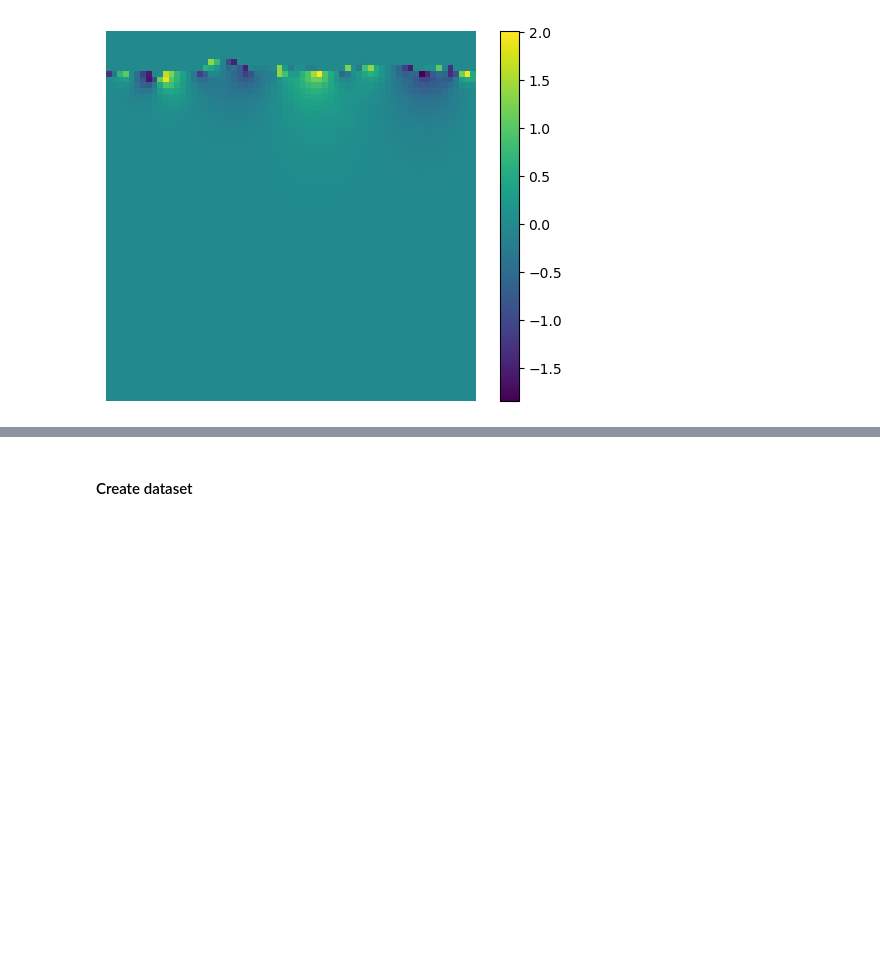
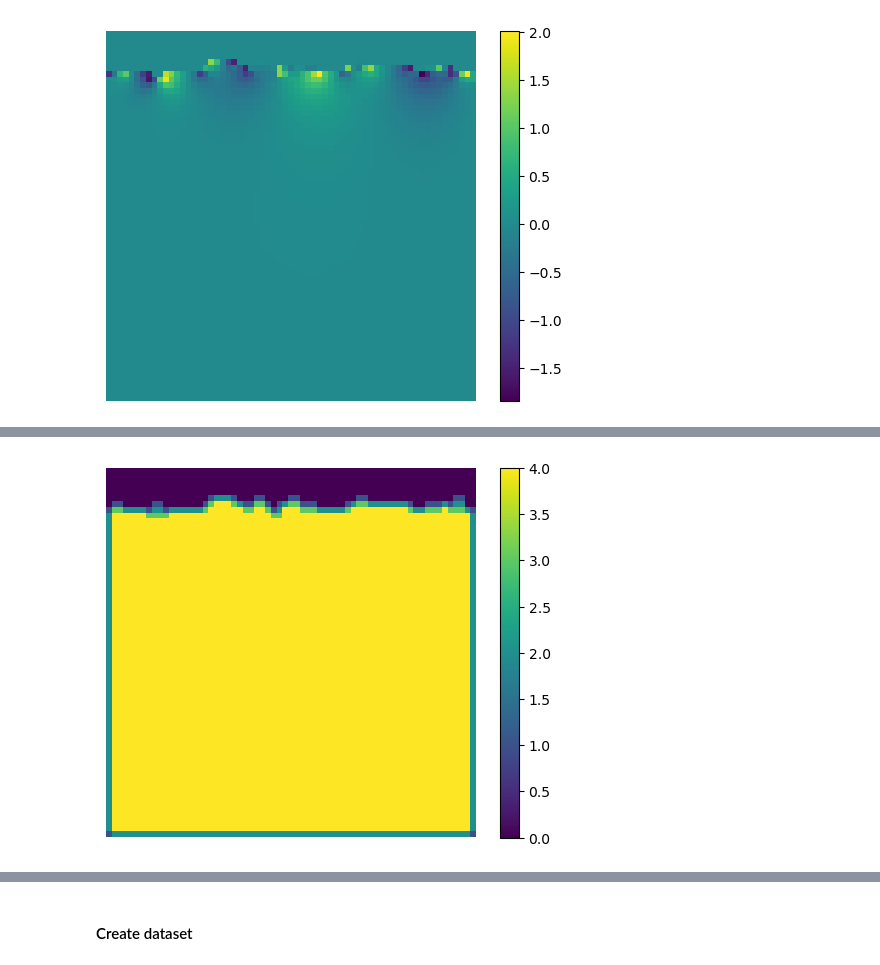
Before and after one commit to ymlasu/MFEA-Net, a Jupyter notebook: data/thermal_Ti64.ipynb, the cells around one changed output, grey strips where cells are left out. Drawn from its saved outputs; the diff is of its cells as text; code cells hidden in the pictures; blank space fills up the shorter version.

```diff
--- a/data/thermal_Ti64.ipynb
+++ b/data/thermal_Ti64.ipynb
@@ -111,7 +111,7 @@ problem.PlotField(problem.flux[:,0])
 # %% [output]
 [figure]
 # %%
-problem.ComputeAverageHeatFlux()
+count = problem.ComputeAverageHeatFlux()
 problem.PlotField(problem.flux_avg[:,0])
 # %% [output]
 [figure]
@@ -117,0 +122,4 @@ problem.PlotField(problem.flux_avg[:,0])
+# %%
+plot_image(count.reshape(65,65))
+# %% [output]
+[figure, added]
```
Also changed, not shown: parts of 2 cells of this notebook, 5 other files.
